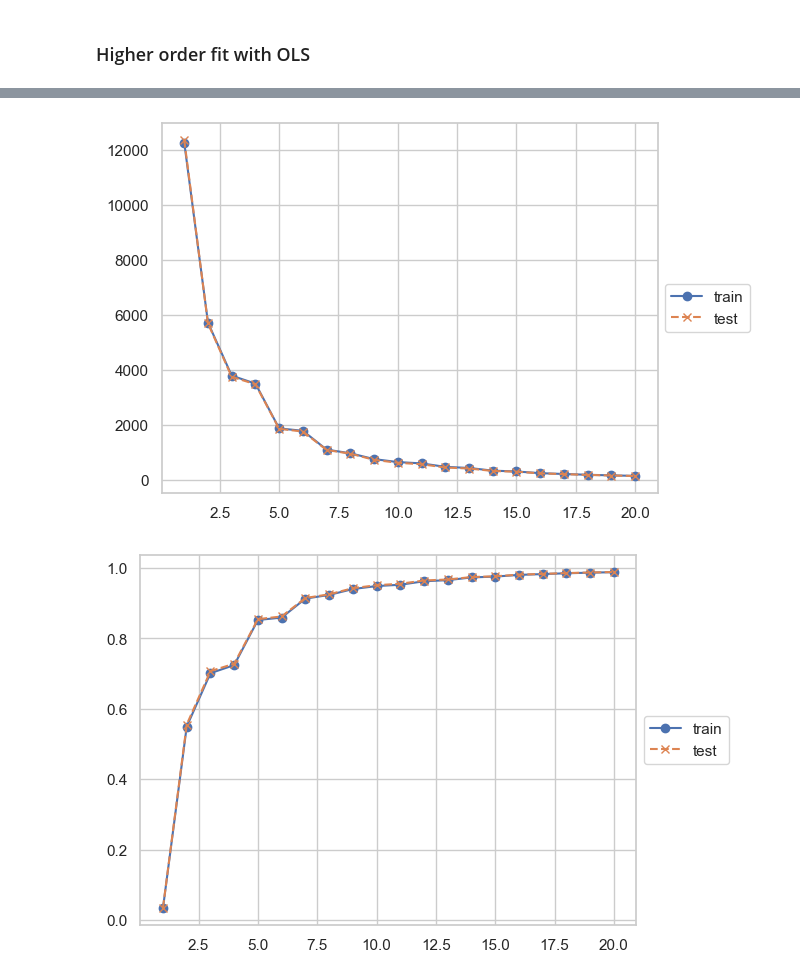
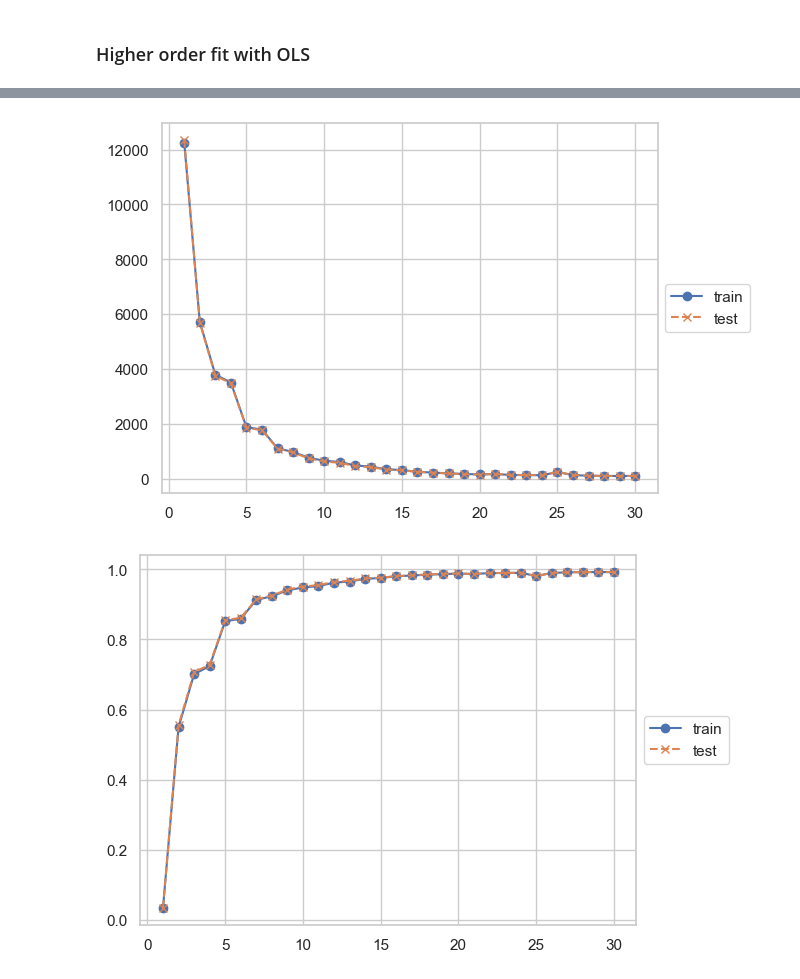
Before and after one commit to MariaFlyAway/Project1_FYS_STK, a Jupyter notebook: Topological_dataset/Fitting_topological_data.ipynb, the cells around one changed output, grey strips where cells are left out. Drawn from its saved outputs; the diff is of its cells as text; code cells hidden in the pictures.

Commit message:
Added OLS fit up to degree 30 with some plots

```diff
--- a/Topological_dataset/Fitting_topological_data.ipynb
+++ b/Topological_dataset/Fitting_topological_data.ipynb
@@ -387,7 +387,7 @@ n_bootstrap = 50
 k_folds = 10
 
 # --- Creating design matrix
-p = 5 # highest polynomial degree
+p = 30 # highest polynomial degree
 N = np.arange(p+1) # for looping
 L = [int((p+1)*(p+2)/2) for p in N] # beta lengths for plotting later
 l = L[-1] # greatest beta length
@@ -476,16 +466,30 @@ plt.show()
 # %%
 # Plotting MSE and R2 against complexity
 plt.plot(N[1:], MSE_train, 'o-', label='train')
 plt.plot(N[1:], MSE_test, 'x--', label='test')
 plt.legend(loc='center left', bbox_to_anchor=(1, 0.5),
           ncol=1, fancybox=True)
 plt.show()
 
 plt.plot(N[1:],R2_train, 'o-', label='train')
 plt.plot(N[1:],R2_test, 'x--', label='test')
 plt.legend(loc='center left', bbox_to_anchor=(1, 0.5),
           ncol=1, fancybox=True)
 plt.show()
+
+plt.plot(N[1:], bias / error, 'o-', label='train')
+plt.plot(N[1:], variance / error, 'x--', label='test')
+plt.legend(loc='center left', bbox_to_anchor=(1, 0.5),
+          ncol=1, fancybox=True)
+plt.show()
+
+plt.plot(N[14:], bias[13:], 'o-', label='train')
+plt.plot(N[14:], variance[13:], 'x--', label='test')
+plt.plot(N[14:], error[13:], 'x--', label='test')
+plt.plot(N[14:], MSE_test[13:], 'x--', label='test')
+plt.legend(loc='center left', bbox_to_anchor=(1, 0.5),
+          ncol=1, fancybox=True)
+plt.show()
 # %% [output]
-[figure, old version]
+[figure, new version]
-[figure, old version]
+[figure, new version]
```
Also changed, not shown: parts of 7 cells of this notebook, 1 other file.
